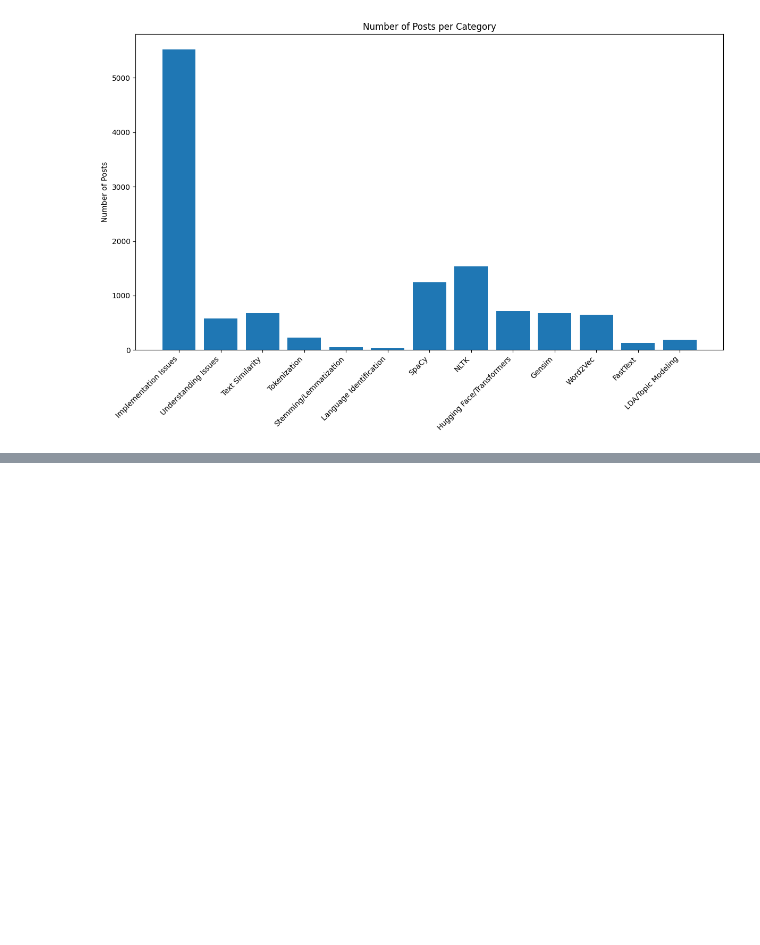
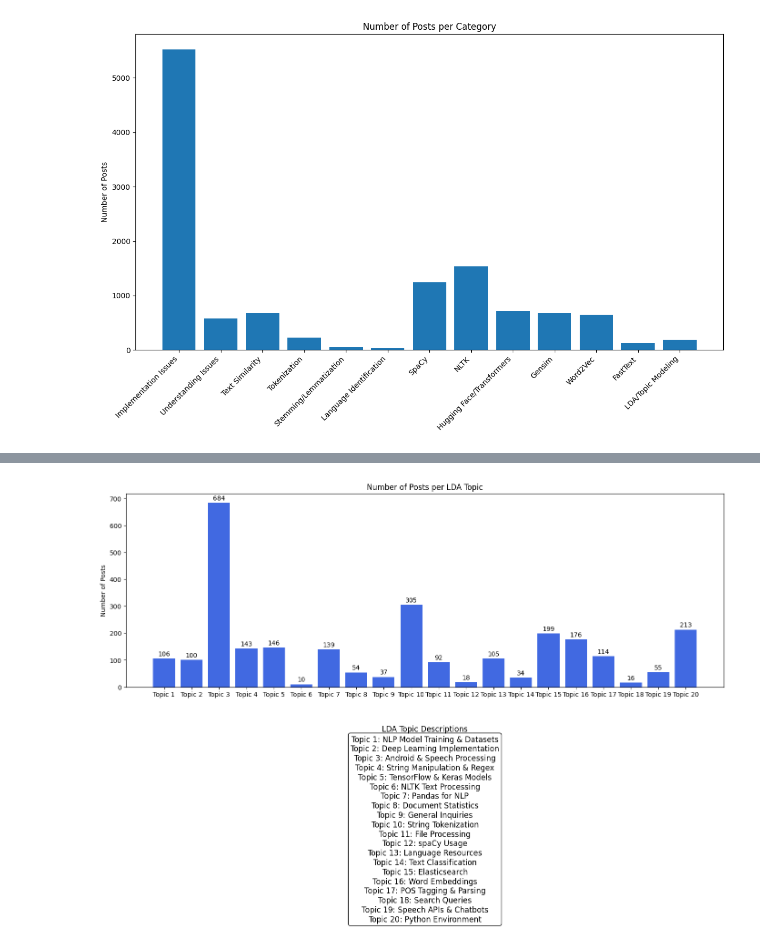
Before and after one commit to kshitijdesai99/NLP_Assignment_2, a Jupyter notebook: Assignment_2.ipynb, the cells around one changed output, grey strips where cells are left out. Saved outputs shown, nothing was run; the diff lists cells and outputs as text; code cells hidden in the pictures; blank space fills up the shorter version.

```diff
--- a/Assignment_2.ipynb
+++ b/Assignment_2.ipynb
@@ -392,0 +929,66 @@ LDA/Topic Modeling: 189 posts
+# %%
+# Get topic distribution for each document
+lda_output = lda_model.transform(count_matrix)
+
+# Assign dominant topic to each document
+dominant_topic = np.argmax(lda_output, axis=1)
+
+# Count documents per topic
+topic_counts = pd.Series(dominant_topic).value_counts().sort_index()
+
+# Make sure we have counts for all topics (some might have 0 documents)
+all_counts = pd.Series(0, index=range(20))  # Assuming 20 topics
+all_counts.update(topic_counts)
+
+# Create the plot
+topic_names = [
+    "NLP Model Training & Datasets",
+    "Deep Learning Implementation",
+    "Android & Speech Processing",
+    "String Manipulation & Regex",
+    "TensorFlow & Keras Models",
+    "NLTK Text Processing",
+    "Pandas for NLP",
+    "Document Statistics",
+    "General Inquiries",
+    "String Tokenization",
+    "File Processing",
+    "spaCy Usage",
+    "Language Resources",
+    "Text Classification",
+    "Elasticsearch",
+    "Word Embeddings",
+    "POS Tagging & Parsing",
+    "Search Queries",
+    "Speech APIs & Chatbots",
+    "Python Environment"
+]
+
+# Create figure with two subplots (stacked vertically)
+fig, (ax1, ax2) = plt.subplots(2, 1, figsize=(14, 10), gridspec_kw={'height_ratios': [3, 2]})
+
+# Top subplot: Bar chart of post counts
+bars = ax1.bar(range(len(topic_names)), all_counts, color='royalblue')
+ax1.set_xticks(range(len(topic_names)))
+ax1.set_xticklabels([f"Topic {i+1}" for i in range(len(topic_names))])
+ax1.set_title('Number of Posts per LDA Topic')
+ax1.set_ylabel('Number of Posts')
+
+# Add count labels on top of bars
+for bar in bars:
+    height = bar.get_height()
+    ax1.text(bar.get_x() + bar.get_width()/2., height + 5,
+            f'{int(height)}', ha='center', va='bottom')
+
+# Bottom subplot: Topic descriptions
+ax2.axis('off')  # Hide axes
+topic_text = "\n".join([f"Topic {i+1}: {topic_names[i]}" for i in range(len(topic_names))])
+ax2.text(0.5, 1.0, topic_text, ha='center', va='top', fontsize=12,
+         bbox=dict(boxstyle='round', facecolor='white', alpha=0.9))
+ax2.set_title('LDA Topic Descriptions')
+
+plt.tight_layout()
+plt.subplots_adjust(hspace=0.3)  # Add space between subplots
+plt.show()
+# %% [output]
+[figure, added]
```
Also changed, not shown: parts of 29 cells of this notebook.
